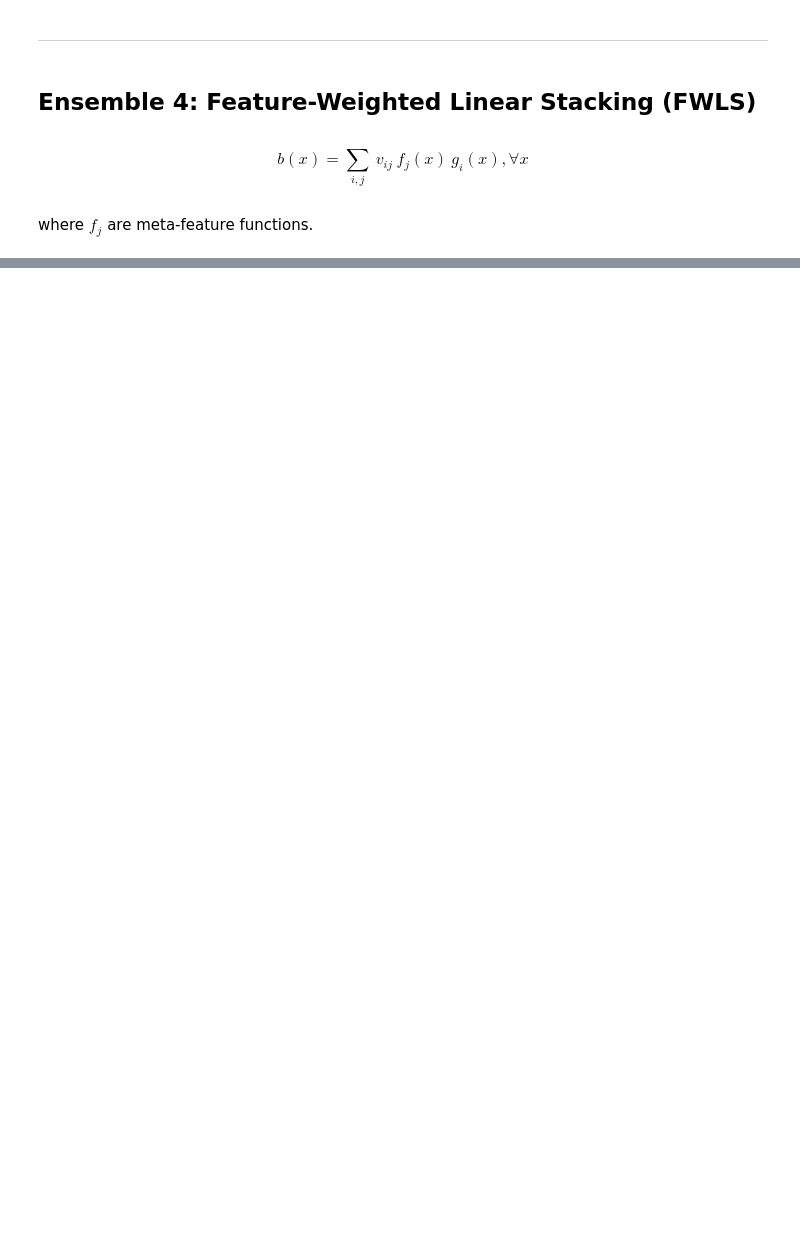
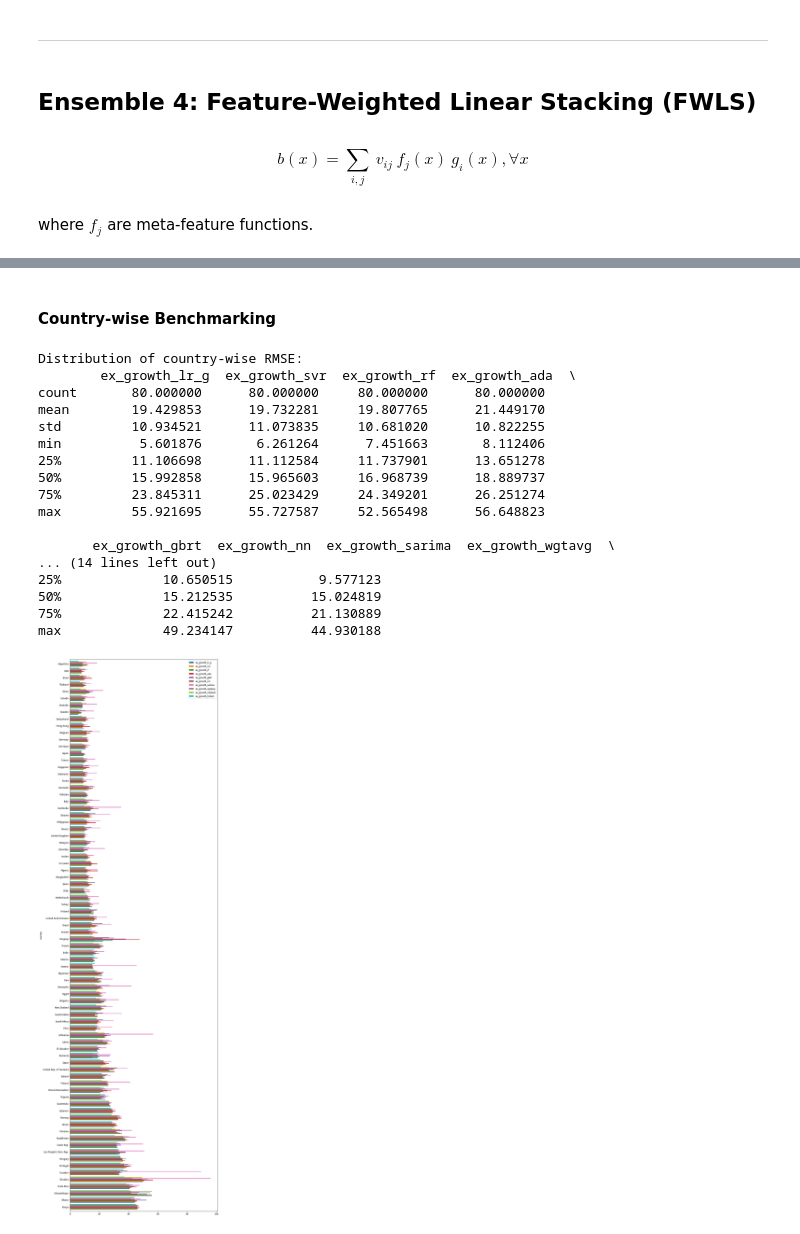
Before and after one commit to lincht/TradeModel, a Jupyter notebook: model/growth_pred.ipynb, the cells around one changed output, grey strips where cells are left out. Drawn from its saved outputs; the diff is of its cells as text; code cells hidden in the pictures; blank space fills up the shorter version.

```diff
--- a/model/growth_pred.ipynb
+++ b/model/growth_pred.ipynb
@@ -1156,7 +1162,7 @@ def stack_pred(train, pred):
       - AdaBoost
       - Gradient boosting
       - SARIMA
-      - Neural network (to be added)
+      - Neural network
 
     For each model, predictions are appended as a separate column to the original datasets.
 
@@ -1258,10 +1264,16 @@ def stack_pred(train, pred):
             train.loc[idx[oof_idx, :], 'ex_growth_sarima'] = sarima_rs
 
         # Neural network
+        nn, nn_rs = train_nn(fold[predictors], fold[['ex_growth']])
+        train.loc[idx[oof_idx, :], 'ex_growth_nn'] = nn.predict(oof[predictors].values)
+        preds = pd.concat([preds, pd.Series(nn.predict(pred[predictors].values).ravel(),
+                                            index=pred.index,
+                                            name='ex_growth_nn')], axis=1)
 
         counter += 1
 
-    for c in ['ex_growth_lr_g', 'ex_growth_svr', 'ex_growth_rf', 'ex_growth_ada', 'ex_growth_gbrt']:
+    for c in ['ex_growth_lr_g', 'ex_growth_svr', 'ex_growth_rf', 'ex_growth_ada', 'ex_growth_gbrt',
+              'ex_growth_nn']:
          pred[c] = preds[c].mean(axis=1)
 
     # SARIMA
@@ -1306,7 +1318,6 @@ Wall time: 6h 55min 13s
 # %%
 # SARIMA predictions only available for year >= 2005
-result = train.loc[idx['2005':'2016', :],
-                   train.columns[train.columns.str.contains('ex_growth')]].copy()
+train = train.loc[idx['2005':'2016', :], :].copy()
 
 def orient_accuracy(data):
     """Return DataFrame of mean orientation accuracy for each model, averaged over all countries,
@@ -1349,11 +1360,12 @@ def compute_ensemble_features(data):
         predictions for that country.
     """
 
-    orient_accu = orient_accuracy(result)
+    ex_growth_cols = train.loc[:, train.columns[train.columns.str.contains('ex_growth')]]
+    orient_accu = orient_accuracy(ex_growth_cols)
     orient_accu_mean = orient_accu.mean()
     model_accu_weight = orient_accu_mean / orient_accu_mean.sum()
 
-    rmse_ctry = country_rmse(result)
+    rmse_ctry = country_rmse(ex_growth_cols)
     ctry_best_model = rmse_ctry.idxmin(axis=1).to_dict()
 
     data = data.copy()
@@ -1369,4 +1381,4 @@ def compute_ensemble_features(data):
     return en_features
 
 pred = pred.join(compute_ensemble_features(pred.loc[:, pred.columns.str.contains('ex_growth_')]))
-result = result.join(compute_ensemble_features(result.drop('ex_growth', axis=1)))
+train = train.join(compute_ensemble_features(train.drop('ex_growth', axis=1)))
@@ -1512,0 +1509,28 @@ where $f_j$ are meta-feature functions.
+# %% [markdown]
+#### Country-wise Benchmarking
+# %%
+rmse_ctry = country_rmse(result)
+print('Distribution of country-wise RMSE:\n', rmse_ctry.describe())
+
+(rmse_ctry.sort_values(rmse_lead.idxmin(), ascending=False)
+ .plot(kind='barh', figsize=(12, 46), width=0.8))
+plt.show()
+# %% [output]
+Distribution of country-wise RMSE:
+        ex_growth_lr_g  ex_growth_svr  ex_growth_rf  ex_growth_ada  \
+count       80.000000      80.000000     80.000000      80.000000
+mean        19.429853      19.732281     19.807765      21.449170
+std         10.934521      11.073835     10.681020      10.822255
+min          5.601876       6.261264      7.451663       8.112406
+25%         11.106698      11.112584     11.737901      13.651278
+50%         15.992858      15.965603     16.968739      18.889737
+75%         23.845311      25.023429     24.349201      26.251274
+max         55.921695      55.727587     52.565498      56.648823
+
+       ex_growth_gbrt  ex_growth_nn  ex_growth_sarima  ex_growth_wgtavg  \
+... (14 lines left out)
+25%             10.650515           9.577123
+50%             15.212535          15.024819
+75%             22.415242          21.130889
+max             49.234147          44.930188
+[figure, added]
```
Also changed, not shown: parts of 30 cells of this notebook.
